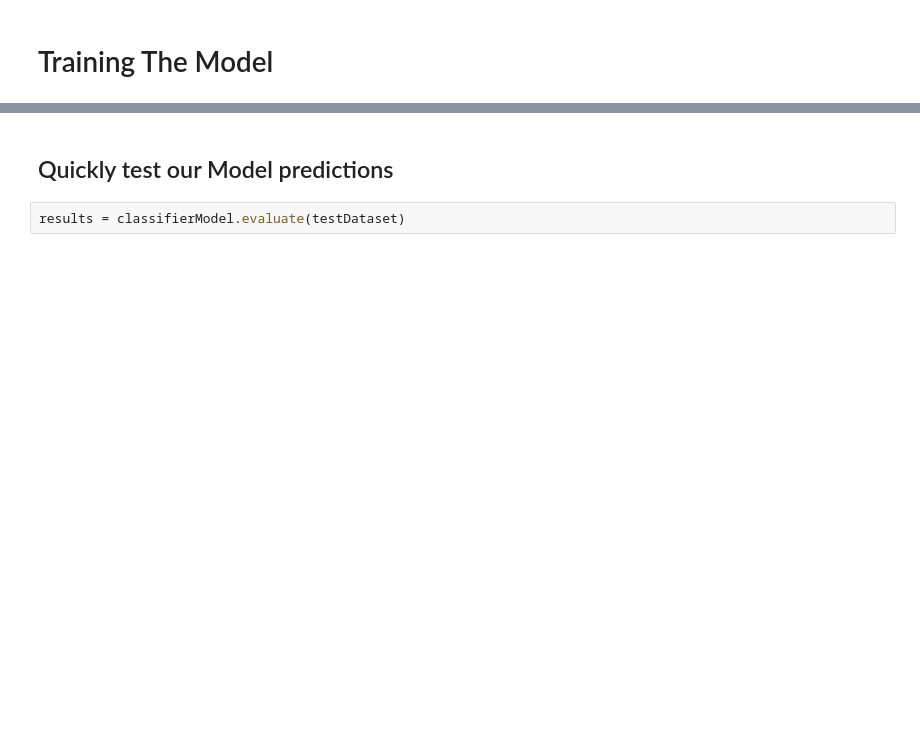
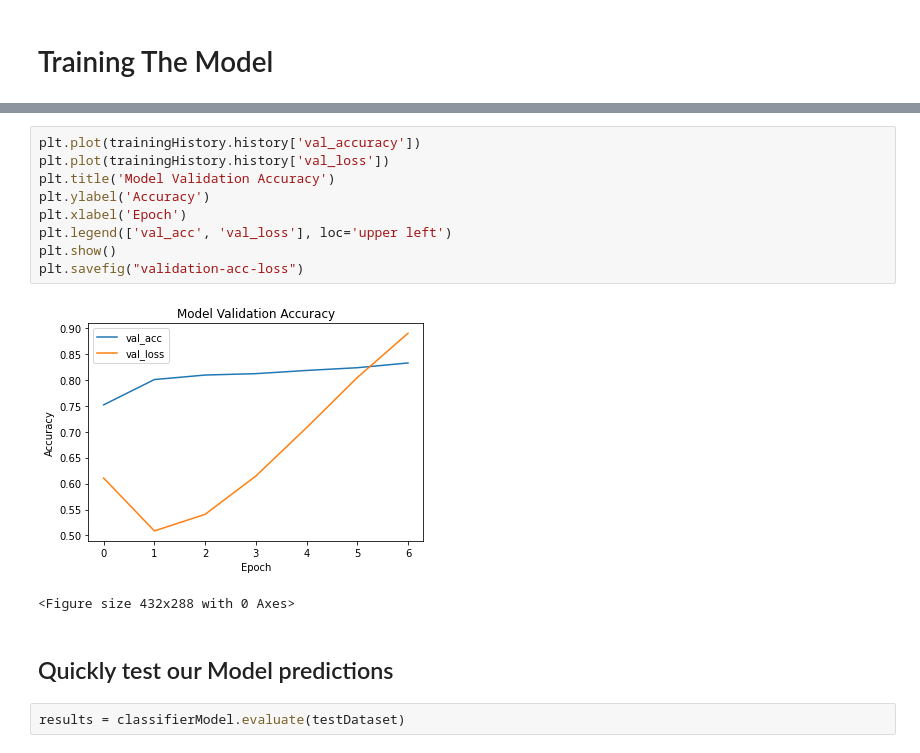
Before and after one commit to ipenywis/HateSpeechAI, a Jupyter notebook: hate-speech-detection-kaggle.ipynb, the cells around one changed output, grey strips where cells are left out. Saved outputs shown, nothing was run; the diff lists cells and outputs as text; blank space fills up the shorter version.

```diff
--- a/hate-speech-detection-kaggle.ipynb
+++ b/hate-speech-detection-kaggle.ipynb
@@ -373,3 +514,15 @@ trainingHistory.history
+# %%
+plt.plot(trainingHistory.history['val_accuracy'])
+plt.plot(trainingHistory.history['val_loss'])
+plt.title('Model Validation Accuracy')
+plt.ylabel('Accuracy')
+plt.xlabel('Epoch')
+plt.legend(['val_acc', 'val_loss'], loc='upper left')
+plt.show()
+plt.savefig("validation-acc-loss")
+# %% [output]
+[figure, added]
+<Figure size 432x288 with 0 Axes>
 # %% [markdown]
 ## Quickly test our Model predictions
 # %%
```
Also changed, not shown: parts of 30 cells of this notebook.
